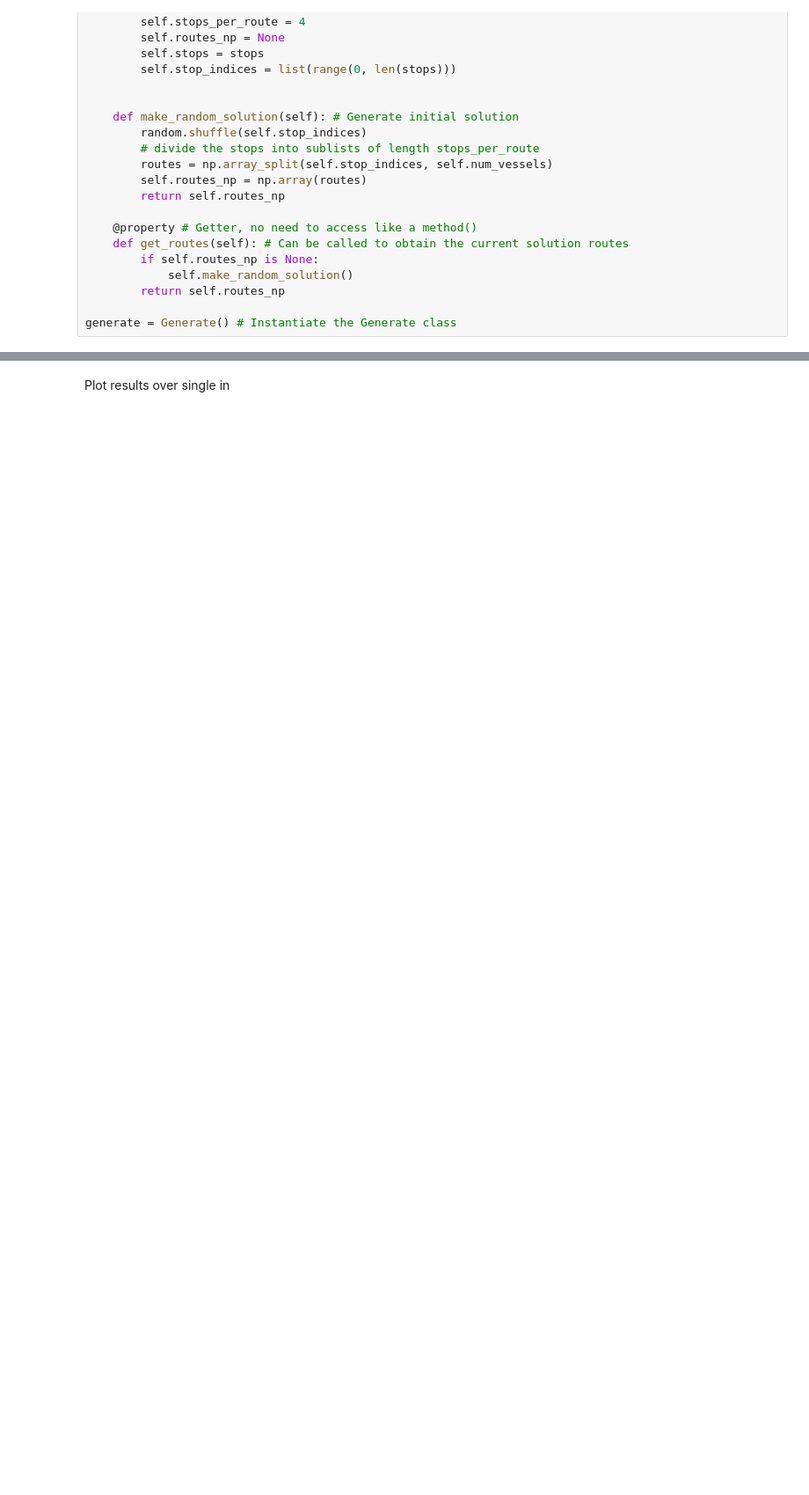
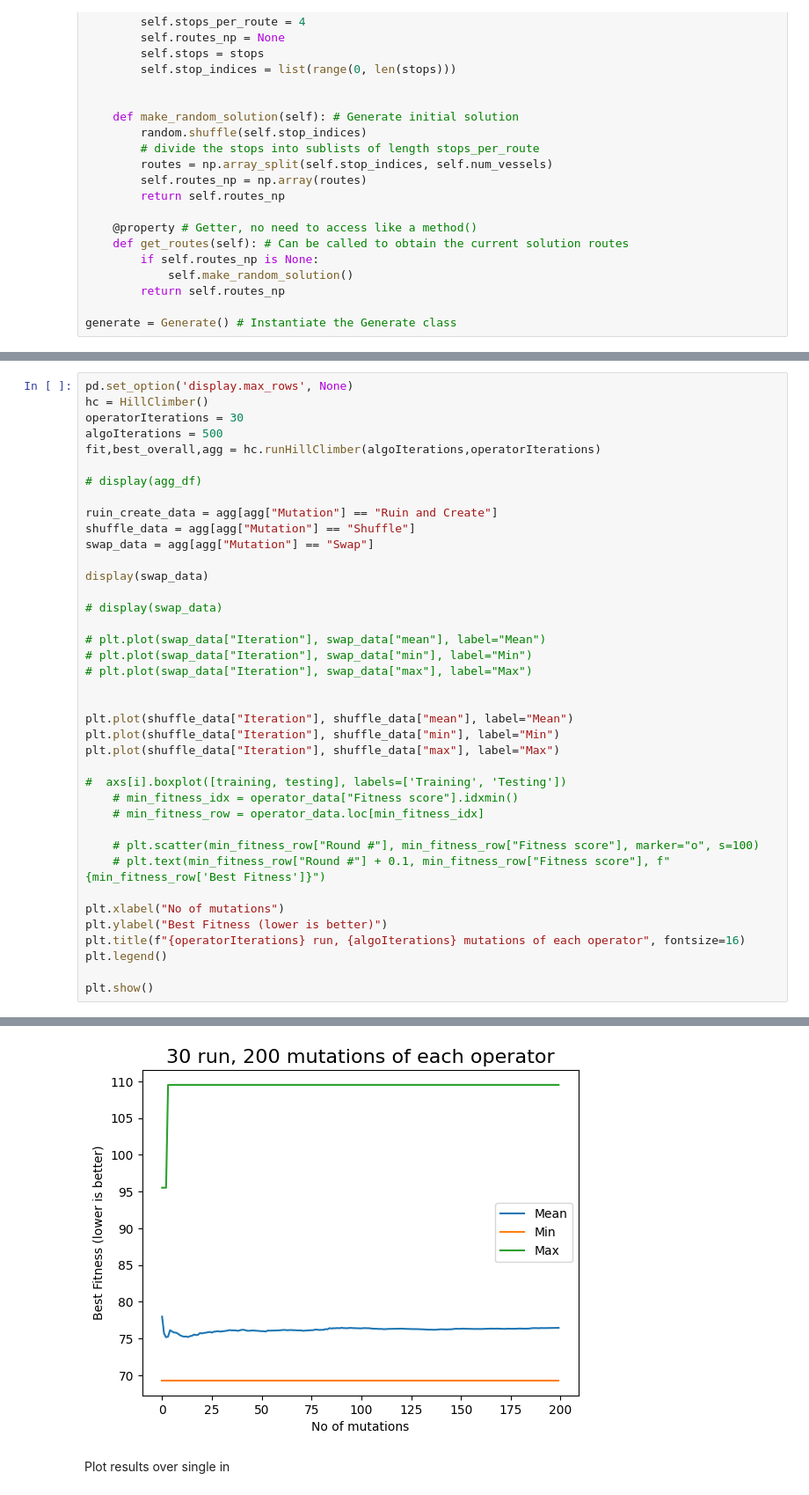
Before and after one commit to ricky11/COMP2002-AI, a Jupyter notebook: 1.1 Data Prep/Assessment2-PART2-Optimisation.ipynb, the cells around one changed output, grey strips where cells are left out. Shown at 88% size. Saved outputs shown, nothing was run; the diff lists cells and outputs as text; blank space fills up the shorter version.

```diff
--- a/1.1 Data Prep/Assessment2-PART2-Optimisation.ipynb
+++ b/1.1 Data Prep/Assessment2-PART2-Optimisation.ipynb
@@ -355,0 +361,40 @@ print(fit)
+# %%
+pd.set_option('display.max_rows', None)
+hc = HillClimber()
+operatorIterations = 30
+algoIterations = 500
+fit,best_overall,agg = hc.runHillClimber(algoIterations,operatorIterations)
+
+# display(agg_df)
+
+ruin_create_data = agg[agg["Mutation"] == "Ruin and Create"]
+shuffle_data = agg[agg["Mutation"] == "Shuffle"]
+swap_data = agg[agg["Mutation"] == "Swap"]
+
+display(swap_data)
+
+# display(swap_data)
+
+# plt.plot(swap_data["Iteration"], swap_data["mean"], label="Mean")
+# plt.plot(swap_data["Iteration"], swap_data["min"], label="Min")
+# plt.plot(swap_data["Iteration"], swap_data["max"], label="Max")
+
+
+plt.plot(shuffle_data["Iteration"], shuffle_data["mean"], label="Mean")
+plt.plot(shuffle_data["Iteration"], shuffle_data["min"], label="Min")
+plt.plot(shuffle_data["Iteration"], shuffle_data["max"], label="Max")
+
+#  axs[i].boxplot([training, testing], labels=['Training', 'Testing'])
+    # min_fitness_idx = operator_data["Fitness score"].idxmin()
+    # min_fitness_row = operator_data.loc[min_fitness_idx]
+
+    # plt.scatter(min_fitness_row["Round #"], min_fitness_row["Fitness score"], marker="o", s=100)
+    # plt.text(min_fitness_row["Round #"] + 0.1, min_fitness_row["Fitness score"], f"{min_fitness_row['Best Fitness']}")
+
+plt.xlabel("No of mutations")
+plt.ylabel("Best Fitness (lower is better)")
+plt.title(f"{operatorIterations} run, {algoIterations} mutations of each operator", fontsize=16)
+plt.legend()
+
+plt.show()
+# %% [output]
@@ -356,2 +418,3 @@ print(fit)
+[figure, added]
 # %% [markdown]
 Plot results over single in
```
Also changed, not shown: parts of 33 cells of this notebook, 1 other file.
